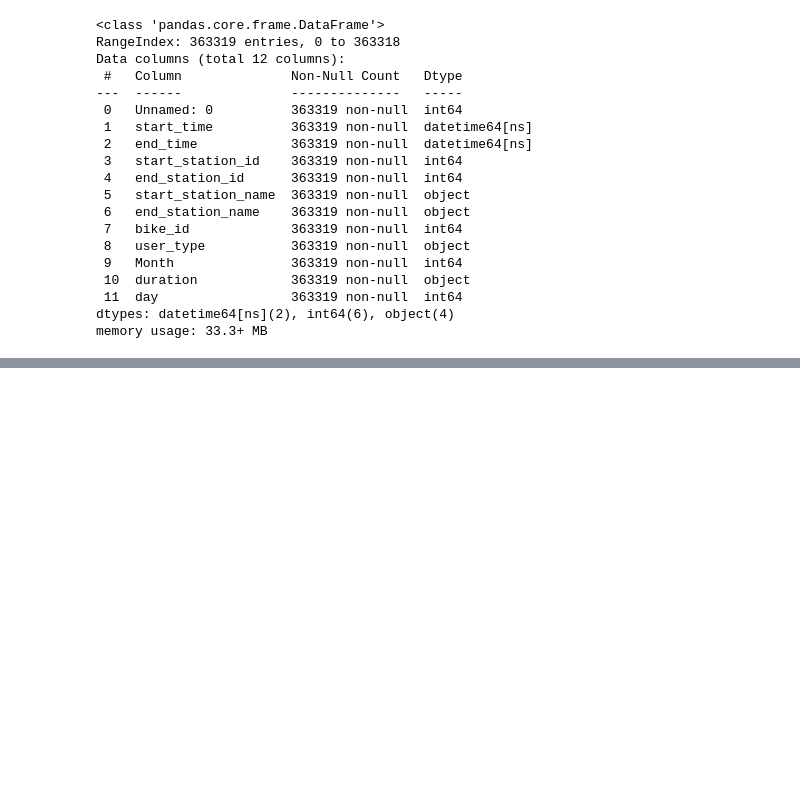
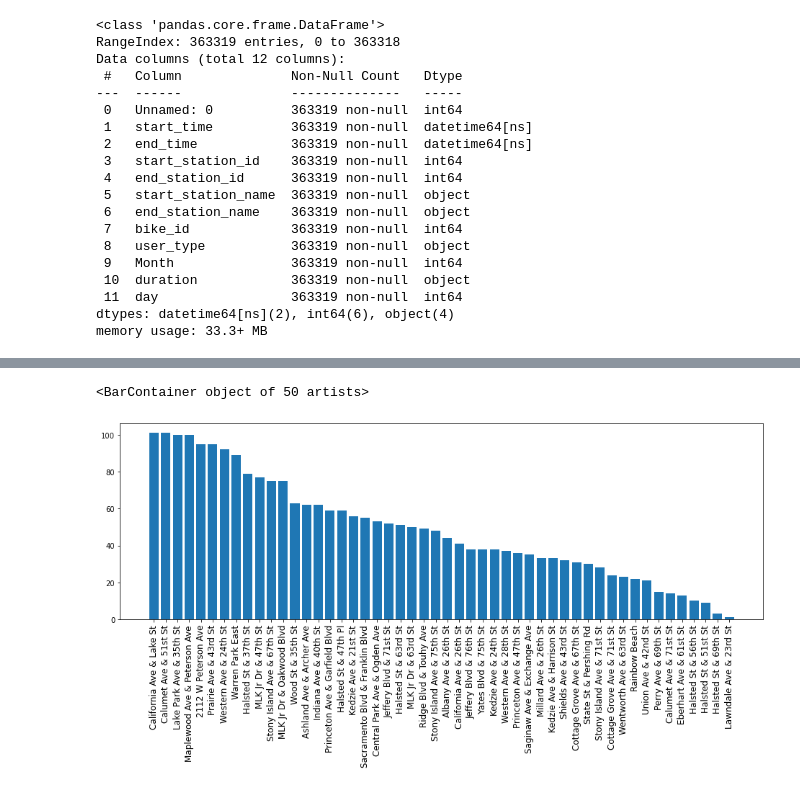
Before and after one commit to agruenb/PrescriptiveStruggle_BikeSharing, a Jupyter notebook: adrianWorkspace/Analysing Geographical data.ipynb, the cells around one changed output, grey strips where cells are left out. Cells and saved outputs as stored; diff of their text form; code cells hidden in the pictures; blank space fills up the shorter version.

```diff
--- a/adrianWorkspace/Analysing Geographical data.ipynb
+++ b/adrianWorkspace/Analysing Geographical data.ipynb
@@ -107,0 +94,8 @@ loc_map
+# %%
+#stations by least activity (started and ended trips)
+fig, ax = plt.subplots(figsize=[16,5])
+plt.setp(ax.xaxis.get_majorticklabels(),rotation=90,fontsize=12)
+ax.bar(activity["station_name"].iloc[-50:], activity["activities"].iloc[-50:])
+# %% [output]
+<BarContainer object of 50 artists>
+[figure, added]
```
Also changed, not shown: parts of 11 cells of this notebook, 2 other files.
